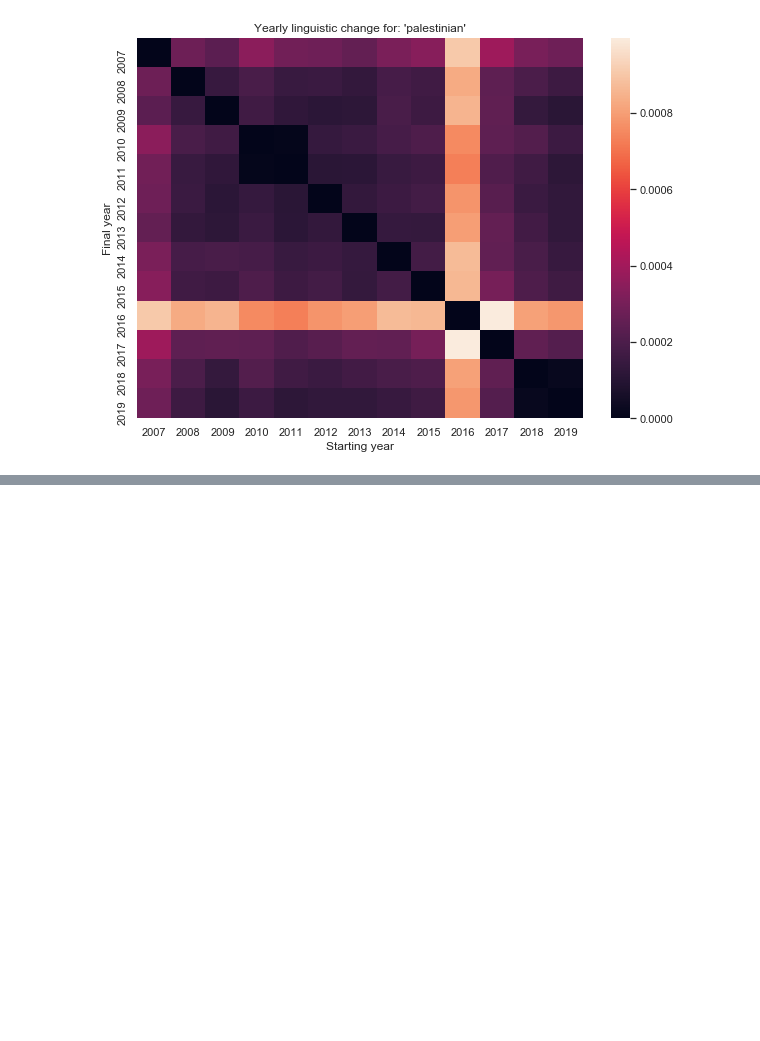
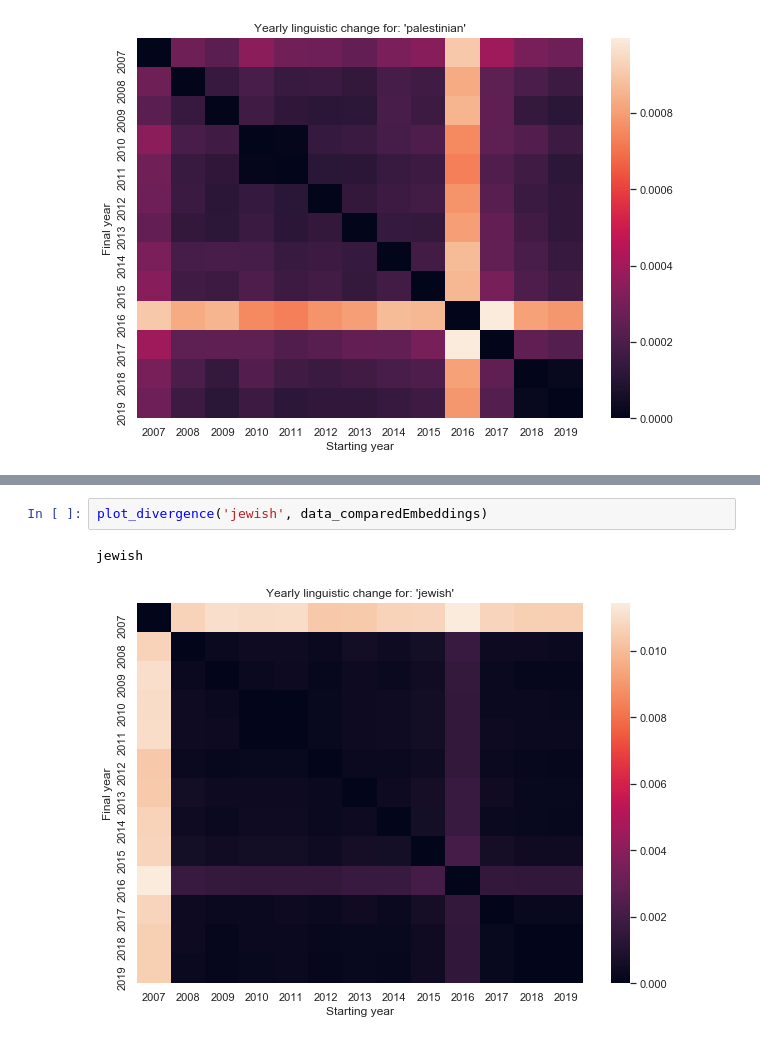
Before and after one commit to rachel-ker/refugeediscourse, a Jupyter notebook: analysis_template-Twitter.ipynb, the cells around one changed output, grey strips where cells are left out. Saved outputs shown, nothing was run; the diff lists cells and outputs as text; blank space fills up the shorter version.

Commit message:
adding divergence plot

```diff
--- a/analysis_template-Twitter.ipynb
+++ b/analysis_template-Twitter.ipynb
@@ -1327,0 +1327,5 @@ palestinian
+# %%
+plot_divergence('jewish', data_comparedEmbeddings)
+# %% [output]
+jewish
+[figure, added]
```
Also changed, not shown: parts of 8 cells of this notebook.
